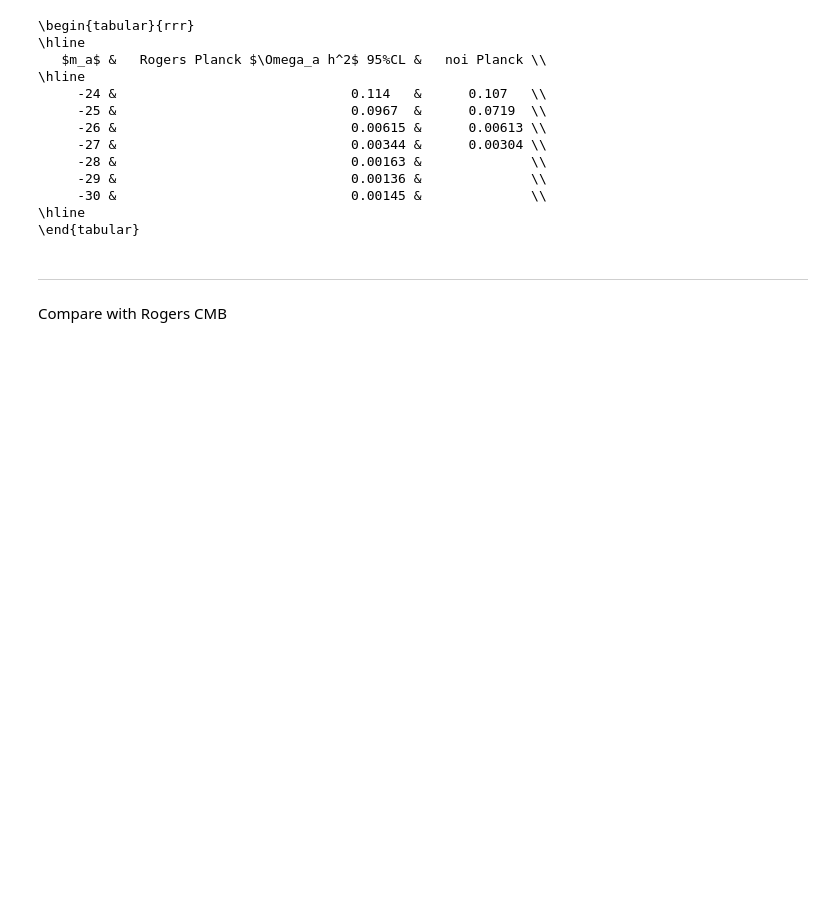
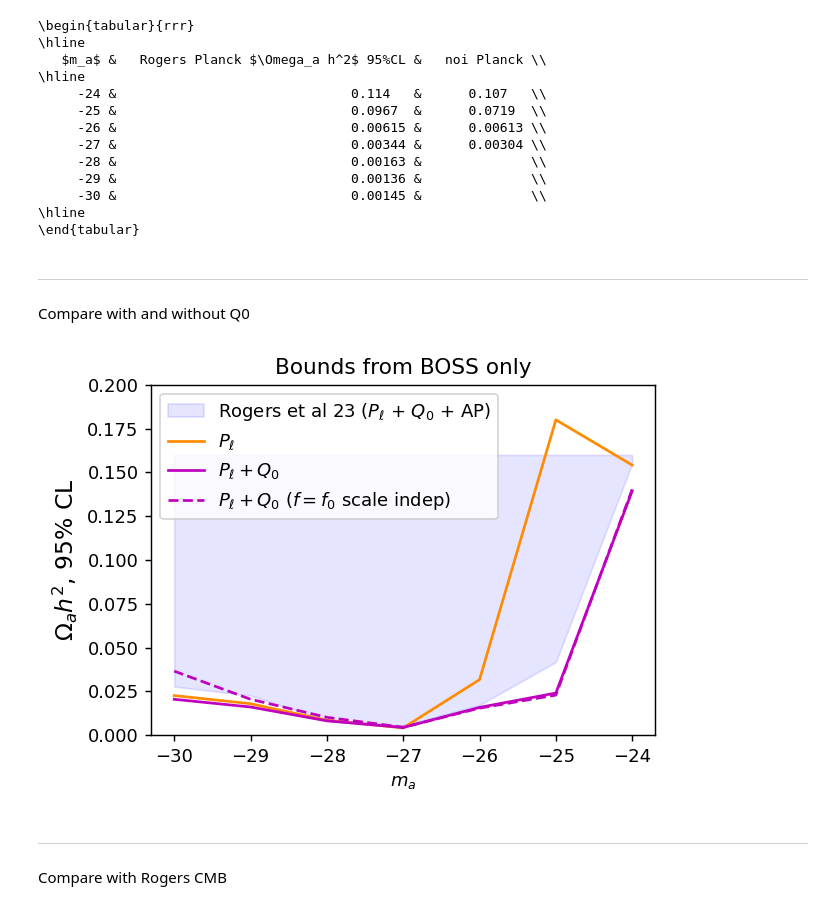
Before and after one commit to fverd/cobaya, a Jupyter notebook: FRA/analyze-grid-of-runs.ipynb, the cells around one changed output. Cells and saved outputs as stored; diff of their text form; code cells hidden in the pictures; blank space fills up the shorter version.

```diff
--- a/FRA/analyze-grid-of-runs.ipynb
+++ b/FRA/analyze-grid-of-runs.ipynb
@@ -14,7 +14,7 @@ Samples={}
 
 for root, dirs, files in os.walk(grid_root_dir):
     for chain_name in sorted(fnmatch.filter(dirs, 'base_*')):
-        if chain_name in ['base_m29','base_m30']: continue
+        # if chain_name in ['base_m29','base_m30']: continue
         print(chain_name)
         subdirs = next(os.walk(os.path.join(root, chain_name)))[1]
         only_subdir = subdirs[0]
@@ -94,6 +96,71 @@ print(table)
      -30 &                              0.00145 &              \\
 \hline
 \end{tabular}
+# %% [markdown]
+-----
+Compare with and without Q0
+# %%
+
+
+plt.figure(figsize=(5,3.5), dpi=130)
+# plt.plot(mvals, RogersBOSS,'b', label=r'Rogers et al 23 ($P_\ell$ + $Q_0$ + AP)')
+plt.fill_between(mvals, RogersBOSS, y2=0.16, interpolate=True, color='b', alpha=0.1, label=r'Rogers et al 23 ($P_\ell$ + $Q_0$ + AP)')
+
+grid_root_dir = '/home/fverdian/cobaya/chains-ulysses/axigridb2bG2_deltamincl'
+wQ0vals=[]
+for root, dirs, files in os.walk(grid_root_dir):
+    for chain_name in sorted(fnmatch.filter(dirs, 'base_*')):
+        # if chain_name in ['base_m29','base_m30']: continue
+        subdirs = next(os.walk(os.path.join(root, chain_name)))[1]
+        only_subdir = subdirs[0]
+        subdir_path = os.path.join(root, chain_name, only_subdir)
+        samp = load_samples(subdir_path+'/'+chain_name+'_'+only_subdir, to_getdist=True)
+        wQ0vals.append([-int(chain_name[-2:]),samp.getMargeStats().parWithName('omega_scf').limits[1].upper])
+
+wQ0vals=np.array(wQ0vals)
+mv, lims = wQ0vals.T
+plt.plot(mv, lims,'darkorange', label=r'$P_\ell$')
+
+grid_root_dir = '/home/fverdian/cobaya/chains-ulysses/axigrid_Q0'
+wQ0vals=[]
+for root, dirs, files in os.walk(grid_root_dir):
+    for chain_name in sorted(fnmatch.filter(dirs, 'base_*')):
+        # if chain_name in ['base_m29','base_m30']: continue
+        subdirs = next(os.walk(os.path.join(root, chain_name)))[1]
+        only_subdir = subdirs[0]
+        subdir_path = os.path.join(root, chain_name, only_subdir)
+        samp = load_samples(subdir_path+'/'+chain_name+'_'+only_subdir, to_getdist=True)
+        wQ0vals.append([-int(chain_name[-2:]),samp.getMargeStats().parWithName('omega_scf').limits[1].upper])
+
+wQ0vals=np.array(wQ0vals)
+mv, lims = wQ0vals.T
+plt.plot(mv, lims,'m', label=r'$P_\ell+Q_0$')
+
+
+grid_root_dir = '/home/fverdian/cobaya/chains-ulysses/axigrid_Q0_fscaleindep'
+wQ0vals=[]
+for root, dirs, files in os.walk(grid_root_dir):
+    for chain_name in sorted(fnmatch.filter(dirs, 'base_*')):
+        # if chain_name in ['base_m29','base_m30']: continue
+        subdirs = next(os.walk(os.path.join(root, chain_name)))[1]
+        only_subdir = subdirs[0]
+        subdir_path = os.path.join(root, chain_name, only_subdir)
+        samp = load_samples(subdir_path+'/'+chain_name+'_'+only_subdir, to_getdist=True)
+        wQ0vals.append([-int(chain_name[-2:]),samp.getMargeStats().parWithName('omega_scf').limits[1].upper])
+wQ0vals=np.array(wQ0vals)
+mv, lims = wQ0vals.T
+plt.plot(mv, lims,'m--', label=r'$P_\ell+Q_0$ ($f=f_0$ scale indep)')
+
+
+plt.ylim([0,0.2])
+# plt.yscale('log')
+plt.xlabel(r'$m_a$')
+plt.ylabel(r'$\Omega_a h^2$, 95% CL', fontsize=13)
+plt.legend()
+plt.title('Bounds from BOSS only')
+plt.show()
+# %% [output]
+[figure, added]
 # %% [markdown]
 ---
 Compare with Rogers CMB
```
Also changed, not shown: parts of 3 cells of this notebook, 2 other files.
